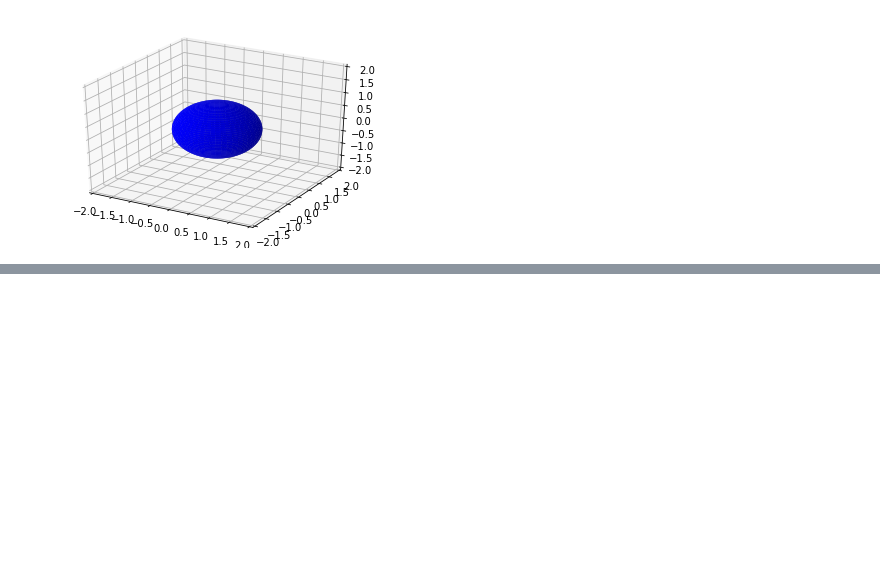
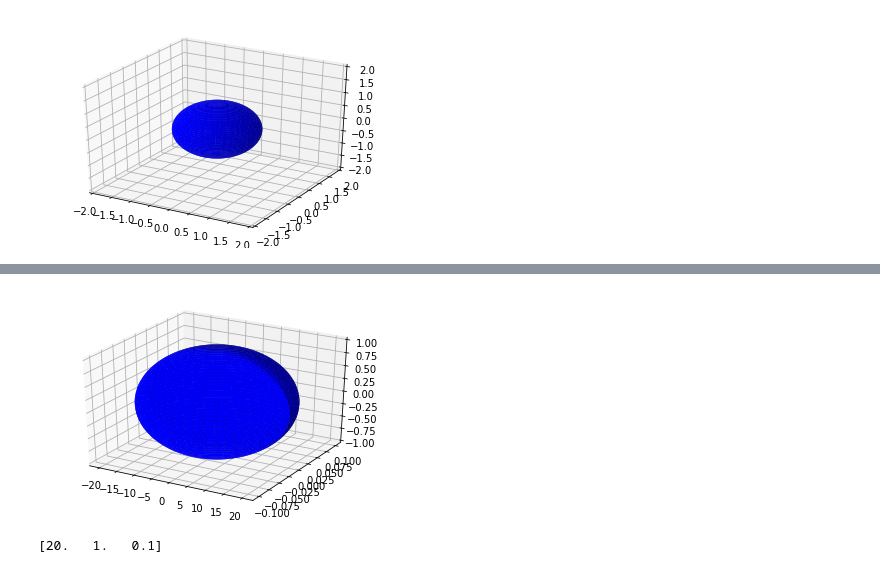
Before and after one commit to KacperFKorban/MOwNiT, a Jupyter notebook: svd/zad1.ipynb, the cells around one changed output, grey strips where cells are left out. Drawn from its saved outputs; the diff is of its cells as text; code cells hidden in the pictures; blank space fills up the shorter version.

```diff
--- a/svd/zad1.ipynb
+++ b/svd/zad1.ipynb
@@ -45,0 +81,14 @@ plt.show()
+# %%
+A = np.matrix([[20,0,0],[0,0.1,0],[0,0,1]])
+sph = transformed_sphere(A)
+
+fig = plt.figure()
+ax = fig.add_subplot(111, projection='3d')
+ax.plot_surface(sph[0], sph[1], sph[2], color='b')
+
+plt.show()
+U, s, VT = svd(A)
+print(s)
+# %% [output]
+[figure, added]
+[20.   1.   0.1]
```
Also changed, not shown: parts of 10 cells of this notebook, 3 other files.
